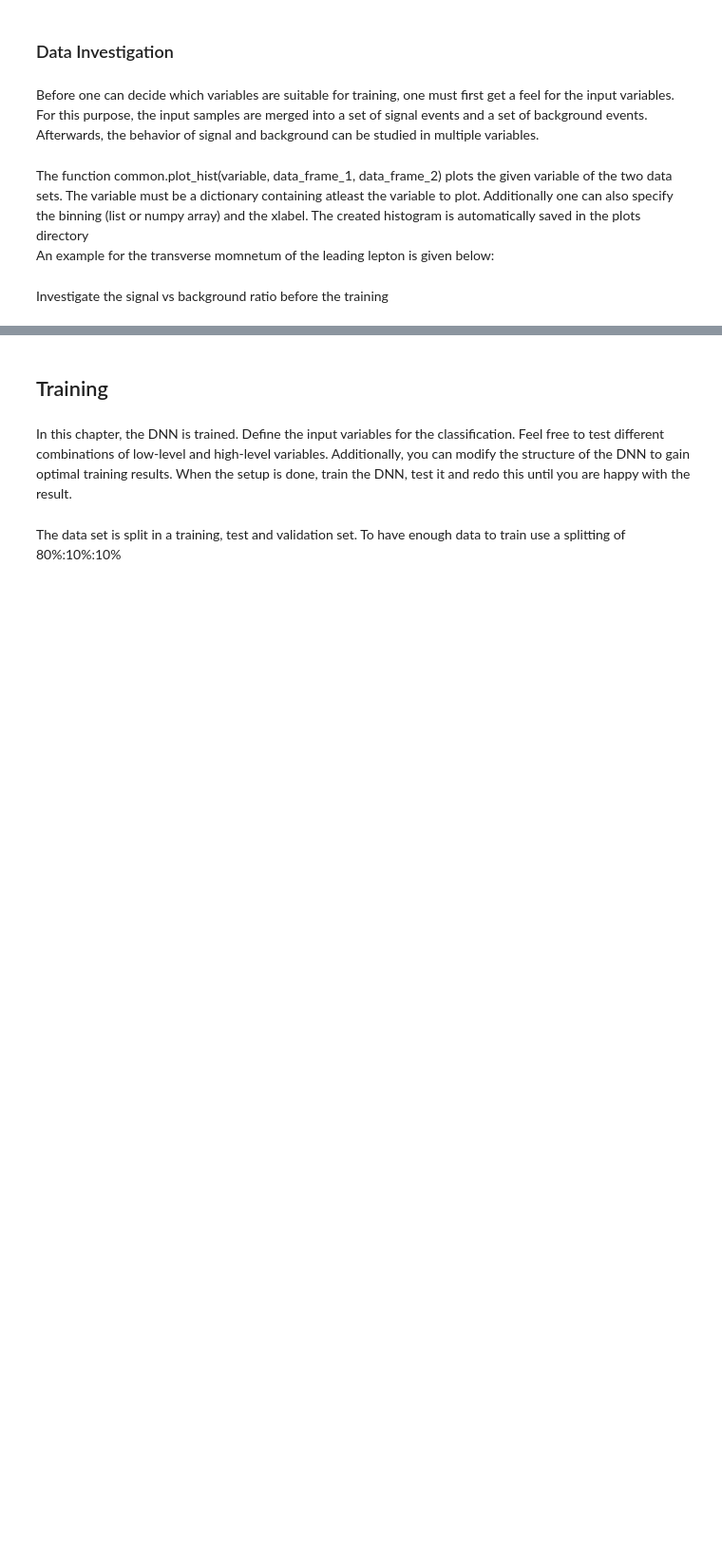
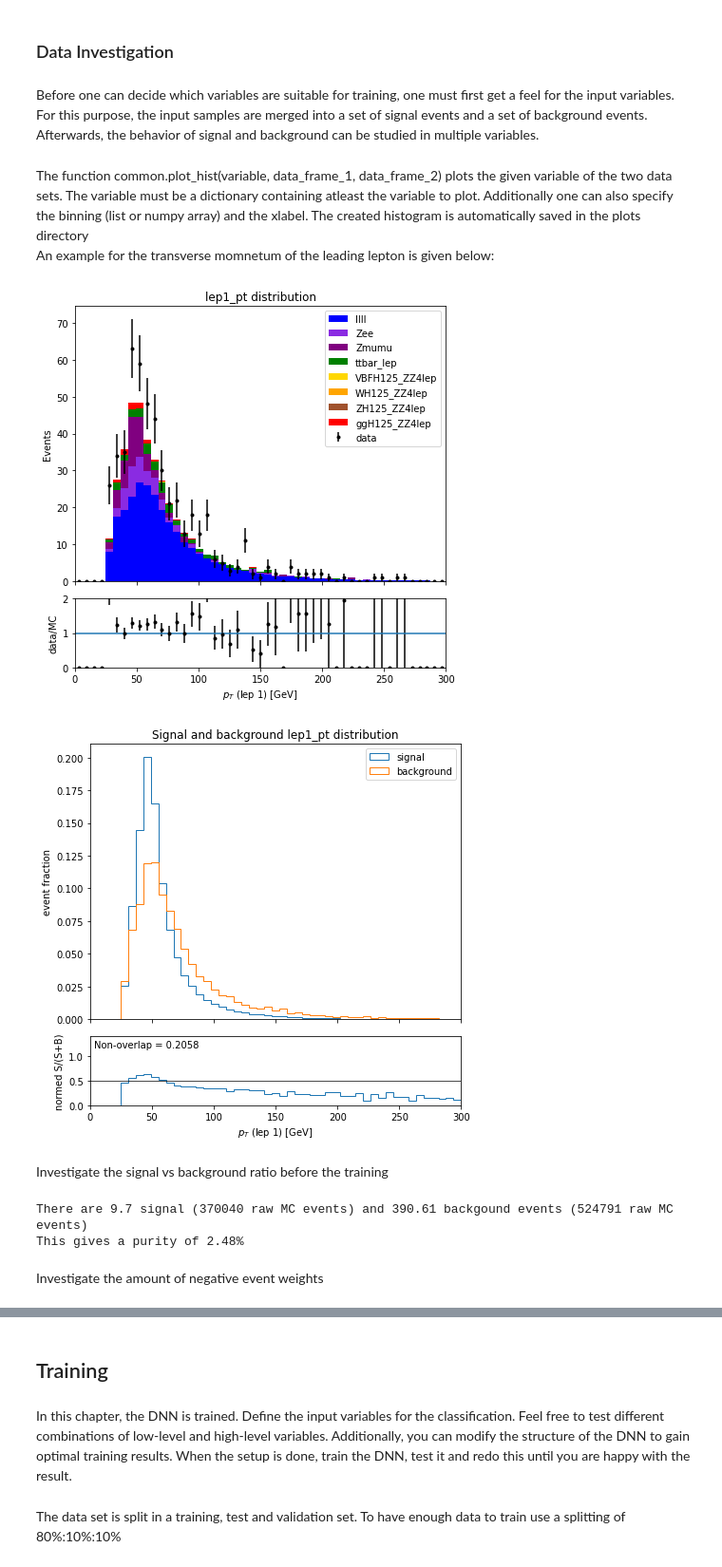
Before and after one commit to MaxStange1005/ATLAS-OpenData-Higgs-NeuralNetworks, a Jupyter notebook: machine_learning.ipynb, the cells around one changed output, grey strips where cells are left out. Shown: that part at 95% size. Saved outputs shown, nothing was run; the diff lists cells and outputs as text; code cells hidden in the pictures; blank space fills up the shorter version.

```diff
--- a/machine_learning.ipynb
+++ b/machine_learning.ipynb
@@ -43,10 +43,11 @@ sample_list_signal = ['ggH125_ZZ4lep']
 sample_list_background = ['llll']
 sample_list_signal = ['ggH125_ZZ4lep', 'VBFH125_ZZ4lep', 'WH125_ZZ4lep', 'ZH125_ZZ4lep']
 sample_list_background = ['llll', 'Zee', 'Zmumu', 'ttbar_lep']
+sample_list_measured = ['data_A', 'data_B', 'data_C', 'data_D']
 # %%
 # Read all the samples
 no_selection_data_frames = {}
-for sample in sample_list_signal + sample_list_background:
+for sample in sample_list_signal + sample_list_background + sample_list_measured:
     no_selection_data_frames[sample] = pd.read_csv('input/' + sample + ".csv")
 # %% [markdown]
 ### Input Variables
@@ -118,7 +119,7 @@ def cut_lep_charge(lep_charge_0, lep_charge_1, lep_charge_2, lep_charge_3):
 data_frames = no_selection_data_frames.copy()
 
 # Apply the chosen selection criteria
-for sample in sample_list_signal + sample_list_background:
+for sample in sample_list_signal + sample_list_background + sample_list_measured:
     # Selection on lepton type
     type_selection = np.vectorize(cut_lep_type)(
         data_frames[sample].lep1_pdgId,
@@ -167,11 +160,14 @@ An example for the transverse momnetum of the leading lepton is given below:
 # %%
 # leading lepton pt
 var_lep1_pt = {'variable': 'lep1_pt',
-               'binning': np.linspace(0, 300, 100),
+               'binning': np.linspace(0, 300, 50),
                'xlabel': '$p_T$ (lep 1) [GeV]'}
 
-common.plot_hist_sum(var_lep1_pt, data_frames)
+common.plot_hist(var_lep1_pt, data_frames)
 common.plot_normed_signal_vs_background(var_lep1_pt, data_frame_signal, data_frame_background)
+# %% [output]
+[figure, added]
+[figure, added]
 # %% [markdown]
 Investigate the signal vs background ratio before the training
 # %%
@@ -179,3 +175,8 @@ signal_event_number = sum(data_frame_signal.totalWeight)
 background_event_number = sum(data_frame_background.totalWeight)
 signal_background_ratio = signal_event_number/background_event_number
 print(f'There are {round(signal_event_number, 2)} signal ({len(data_frame_signal)} raw MC events) and {round(background_event_number, 2)} backgound events ({len(data_frame_background)} raw MC events)\nThis gives a purity of {round(signal_background_ratio*100, 2)}%')
+# %% [output]
+There are 9.7 signal (370040 raw MC events) and 390.61 backgound events (524791 raw MC events)
+This gives a purity of 2.48%
+# %% [markdown]
+Investigate the amount of negative event weights
```
Also changed, not shown: parts of 29 cells of this notebook, 1 other file.
